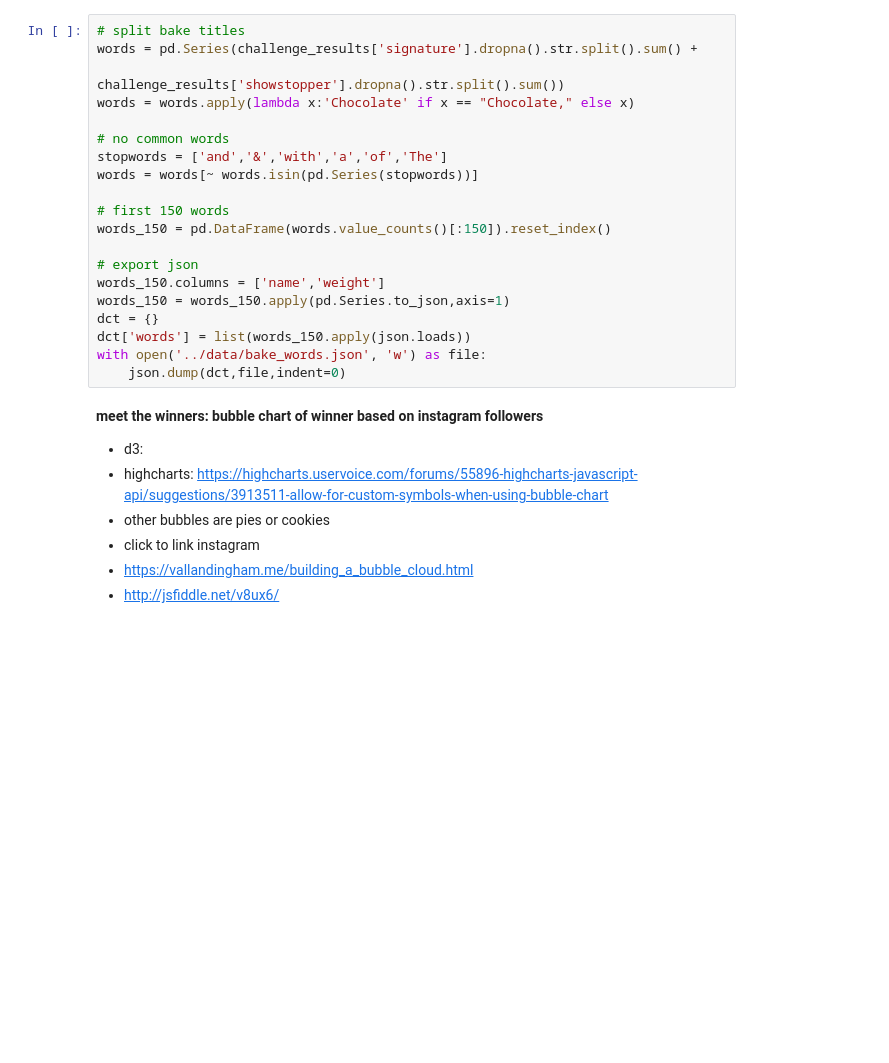
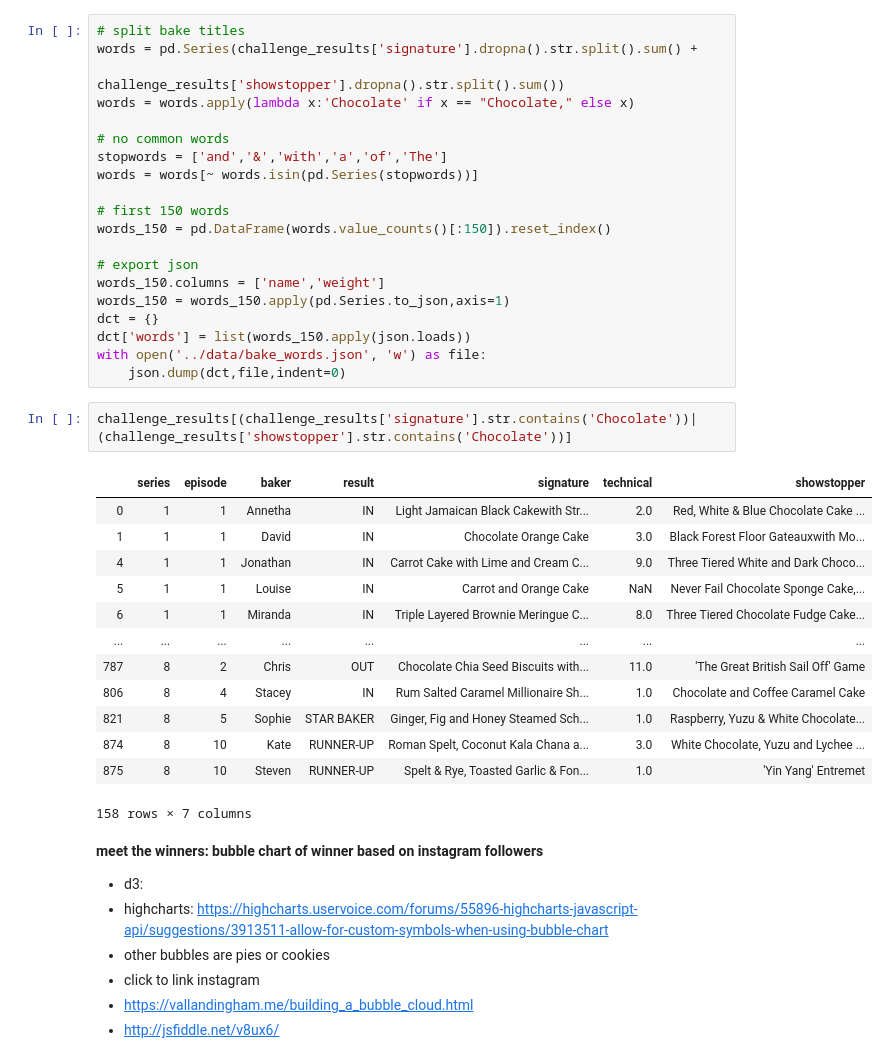
Before and after one commit to amandashu/Great-British-Bake-Off, a Jupyter notebook: data_preparation/gbbo.ipynb, the cells around one changed output. Cells and saved outputs as stored; diff of their text form; blank space fills up the shorter version.

```diff
--- a/data_preparation/gbbo.ipynb
+++ b/data_preparation/gbbo.ipynb
@@ -147,6 +156,22 @@ dct = {}
 dct['words'] = list(words_150.apply(json.loads))
 with open('../data/bake_words.json', 'w') as file:
     json.dump(dct,file,indent=0)
+# %%
+challenge_results[(challenge_results['signature'].str.contains('Chocolate'))|(challenge_results['showstopper'].str.contains('Chocolate'))]
+# %% [output]
+|  | series | episode | baker | result | signature | technical | showstopper |
+| 0 | 1 | 1 | Annetha | IN | Light Jamaican Black Cakewith Str... | 2.0 | Red, White & Blue Chocolate Cake ... |
+| 1 | 1 | 1 | David | IN | Chocolate Orange Cake | 3.0 | Black Forest Floor Gateauxwith Mo... |
+| 4 | 1 | 1 | Jonathan | IN | Carrot Cake with Lime and Cream C... | 9.0 | Three Tiered White and Dark Choco... |
+| 5 | 1 | 1 | Louise | IN | Carrot and Orange Cake | NaN | Never Fail Chocolate Sponge Cake,... |
+| 6 | 1 | 1 | Miranda | IN | Triple Layered Brownie Meringue C... | 8.0 | Three Tiered Chocolate Fudge Cake... |
+| ... | ... | ... | ... | ... | ... | ... | ... |
+| 787 | 8 | 2 | Chris | OUT | Chocolate Chia Seed Biscuits with... | 11.0 | 'The Great British Sail Off' Game |
+| 806 | 8 | 4 | Stacey | IN | Rum Salted Caramel Millionaire Sh... | 1.0 | Chocolate and Coffee Caramel Cake |
+| 821 | 8 | 5 | Sophie | STAR BAKER | Ginger, Fig and Honey Steamed Sch... | 1.0 | Raspberry, Yuzu & White Chocolate... |
+| 874 | 8 | 10 | Kate | RUNNER-UP | Roman Spelt, Coconut Kala Chana a... | 3.0 | White Chocolate, Yuzu and Lychee ... |
+| 875 | 8 | 10 | Steven | RUNNER-UP | Spelt & Rye, Toasted Garlic & Fon... | 1.0 | 'Yin Yang' Entremet |
+158 rows × 7 columns
 # %% [markdown]
 **meet the winners: bubble chart of winner based on instagram followers**
 
```
Also changed, not shown: parts of 6 cells of this notebook, 7 other files.
